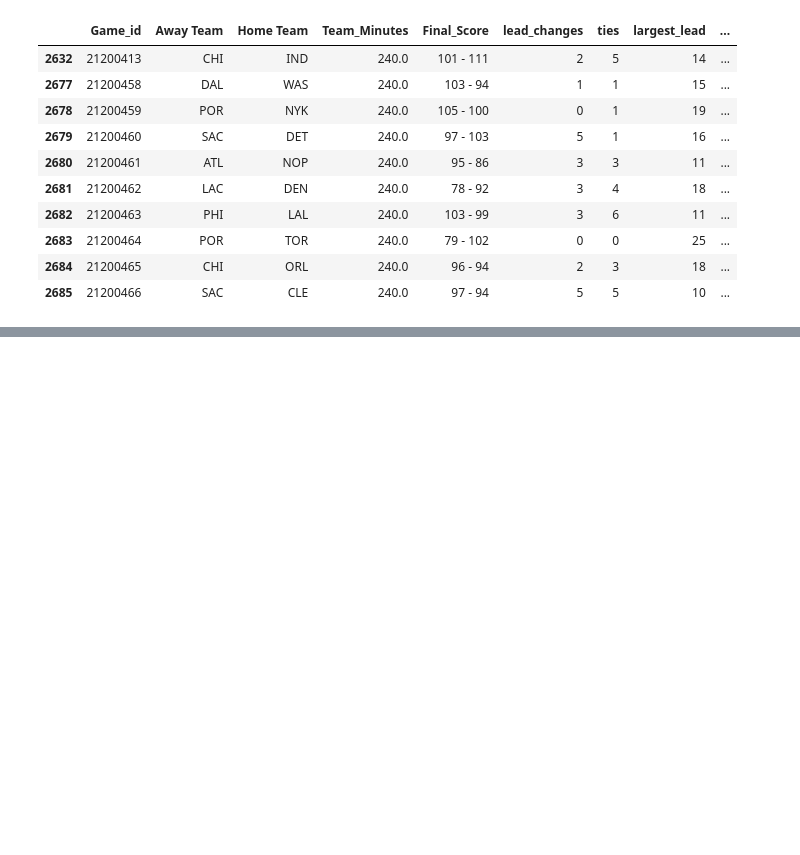
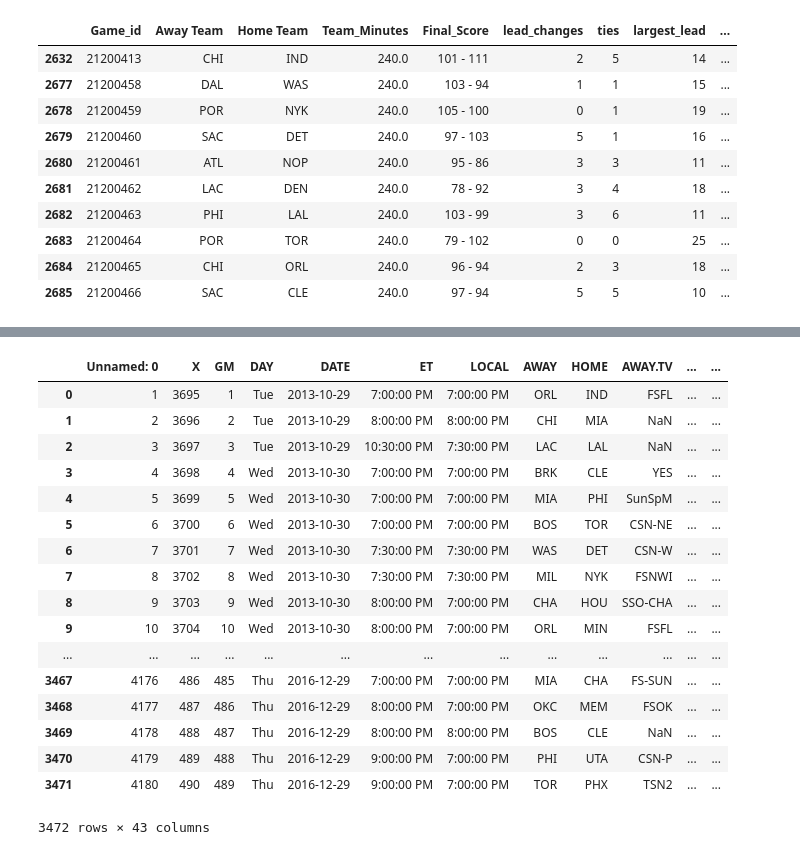
Before and after one commit to leohentschker/nbahack, a Jupyter notebook: data_clean.ipynb, the cells around one changed output, grey strips where cells are left out. Cells and saved outputs as stored; diff of their text form; code cells hidden in the pictures; blank space fills up the shorter version.

```diff
--- a/data_clean.ipynb
+++ b/data_clean.ipynb
@@ -380,0 +414,18 @@ len(new_gam)
+# %%
+top_jers_games_2013 = get_top_jersey_games(pla2013, top_jer2013)
+top_jers_games_2014 = get_top_jersey_games(pla2014, top_jer2014)
+top_jers_games_2015 = get_top_jersey_games(pla2015, top_jer2015)
+top_jers_games_2016 = get_top_jersey_games(pla2016, top_jer2016)
+
+overall_jers_list = top_jers_games_2013 + top_jers_games_2014 + top_jers_games_2015 + top_jers_games_2016
+# %%
+new_gam['is_top10_jers'] = [0 for i in range(0, len(new_gam))]
+# %%
+overall_jers_set = set(overall_jers_list)
+
+new_gam_len = len(new_gam)
+for i in range(new_gam_len):
+    row = new_gam.iloc[i, :]
+    if row['Game_id'] in overall_jers_list:
+        row.set_value('is_top10_jers', 1)
+    new_gam.iloc[i,:] = row
@@ -380,0 +453,3 @@ len(new_gam)
+# %%
+# Peter's dataframe including ratings
+rsn_updated = pd.read_csv("data/RSN_Ratings3.csv")
@@ -380,0 +475,21 @@ len(new_gam)
+# %%
+rsn_updated.merge(new_gam, on = 'Game_id')
+# %% [output]
+|  | Unnamed: 0 | X | GM | DAY | DATE | ET | LOCAL | AWAY | HOME | AWAY.TV | ... | ... |
+| 0 | 1 | 3695 | 1 | Tue | 2013-10-29 | 7:00:00 PM | 7:00:00 PM | ORL | IND | FSFL | ... | ... |
+| 1 | 2 | 3696 | 2 | Tue | 2013-10-29 | 8:00:00 PM | 8:00:00 PM | CHI | MIA | NaN | ... | ... |
+| 2 | 3 | 3697 | 3 | Tue | 2013-10-29 | 10:30:00 PM | 7:30:00 PM | LAC | LAL | NaN | ... | ... |
+| 3 | 4 | 3698 | 4 | Wed | 2013-10-30 | 7:00:00 PM | 7:00:00 PM | BRK | CLE | YES | ... | ... |
+| 4 | 5 | 3699 | 5 | Wed | 2013-10-30 | 7:00:00 PM | 7:00:00 PM | MIA | PHI | SunSpM | ... | ... |
+| 5 | 6 | 3700 | 6 | Wed | 2013-10-30 | 7:00:00 PM | 7:00:00 PM | BOS | TOR | CSN-NE | ... | ... |
+| 6 | 7 | 3701 | 7 | Wed | 2013-10-30 | 7:30:00 PM | 7:30:00 PM | WAS | DET | CSN-W | ... | ... |
+| 7 | 8 | 3702 | 8 | Wed | 2013-10-30 | 7:30:00 PM | 7:30:00 PM | MIL | NYK | FSNWI | ... | ... |
+| 8 | 9 | 3703 | 9 | Wed | 2013-10-30 | 8:00:00 PM | 7:00:00 PM | CHA | HOU | SSO-CHA | ... | ... |
+| 9 | 10 | 3704 | 10 | Wed | 2013-10-30 | 8:00:00 PM | 7:00:00 PM | ORL | MIN | FSFL | ... | ... |
+| ... | ... | ... | ... | ... | ... | ... | ... | ... | ... | ... | ... | ... |
+| 3467 | 4176 | 486 | 485 | Thu | 2016-12-29 | 7:00:00 PM | 7:00:00 PM | MIA | CHA | FS-SUN | ... | ... |
+| 3468 | 4177 | 487 | 486 | Thu | 2016-12-29 | 8:00:00 PM | 7:00:00 PM | OKC | MEM | FSOK | ... | ... |
+| 3469 | 4178 | 488 | 487 | Thu | 2016-12-29 | 8:00:00 PM | 8:00:00 PM | BOS | CLE | NaN | ... | ... |
+| 3470 | 4179 | 489 | 488 | Thu | 2016-12-29 | 9:00:00 PM | 7:00:00 PM | PHI | UTA | CSN-P | ... | ... |
+| 3471 | 4180 | 490 | 489 | Thu | 2016-12-29 | 9:00:00 PM | 7:00:00 PM | TOR | PHX | TSN2 | ... | ... |
+3472 rows × 43 columns
```
Also changed, not shown: parts of 9 cells of this notebook.
